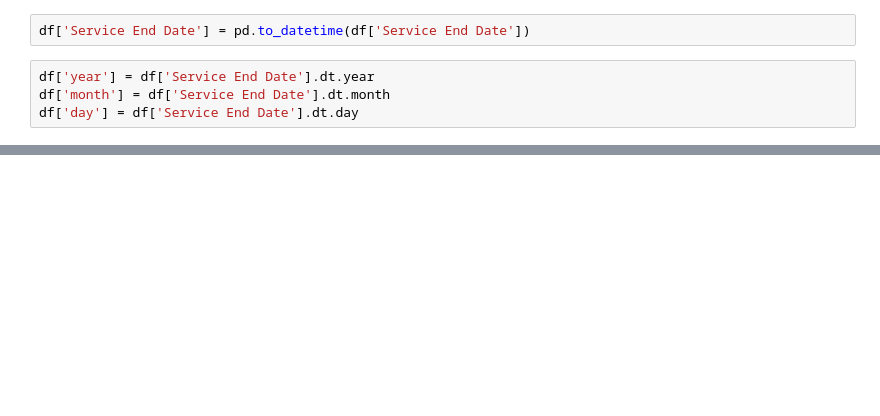
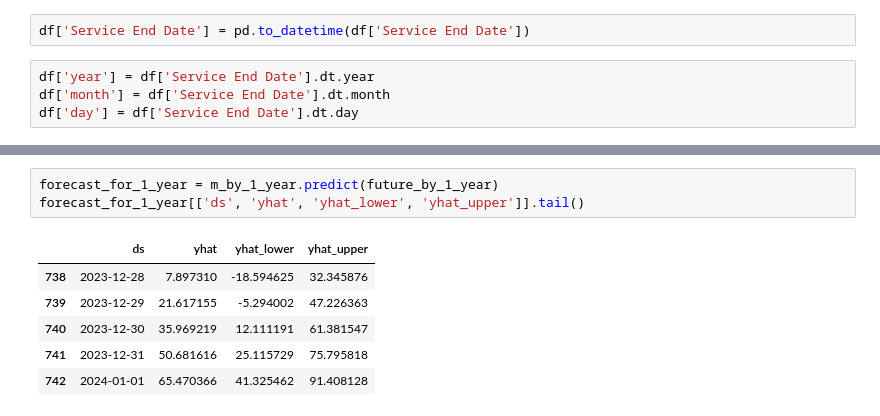
Before and after one commit to awesomecosmos/CS675-Intro-To-Data-Science, a Jupyter notebook: Project3/project3.ipynb, the cells around one changed output, grey strips where cells are left out. Drawn from its saved outputs; the diff is of its cells as text; blank space fills up the shorter version.

```diff
--- a/Project3/project3.ipynb
+++ b/Project3/project3.ipynb
@@ -70,0 +148,10 @@ ValueError: Dataframe must have columns "ds" and "y" with the dates and values r
+# %%
+forecast_for_1_year = m_by_1_year.predict(future_by_1_year)
+forecast_for_1_year[['ds', 'yhat', 'yhat_lower', 'yhat_upper']].tail()
+# %% [output]
+|  | ds | yhat | yhat_lower | yhat_upper |
+| 738 | 2023-12-28 | 7.897310 | -18.594625 | 32.345876 |
+| 739 | 2023-12-29 | 21.617155 | -5.294002 | 47.226363 |
+| 740 | 2023-12-30 | 35.969219 | 12.111191 | 61.381547 |
+| 741 | 2023-12-31 | 50.681616 | 25.115729 | 75.795818 |
+| 742 | 2024-01-01 | 65.470366 | 41.325462 | 91.408128 |
```
Also changed, not shown: parts of 26 cells of this notebook.
